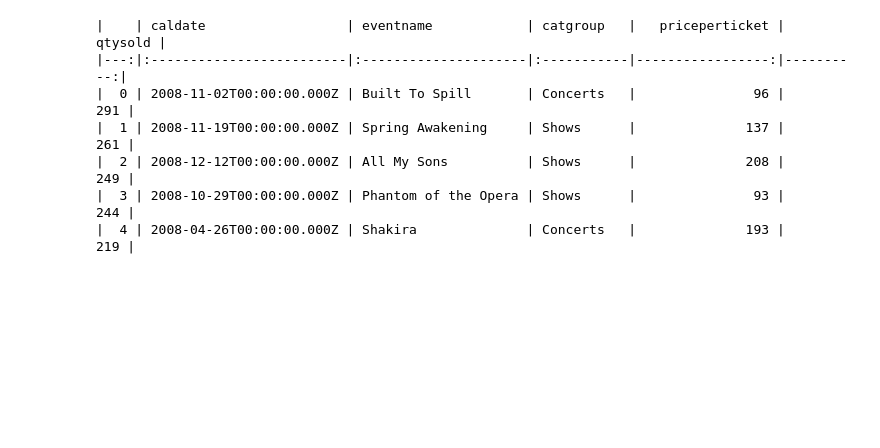
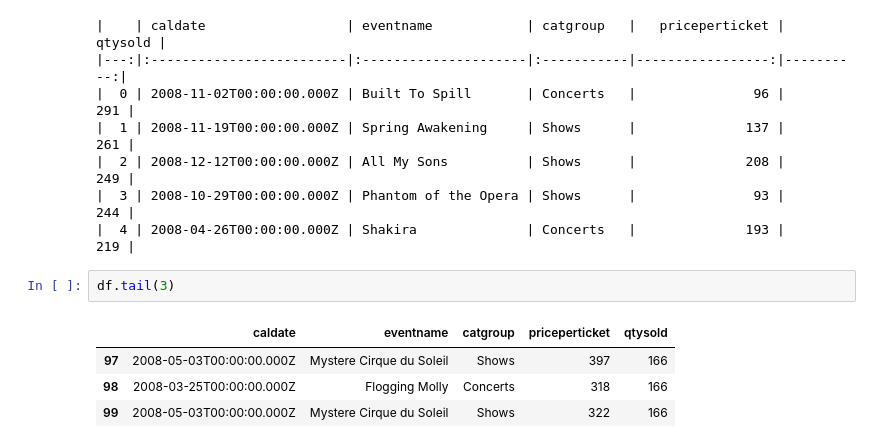
Before and after one commit to mahdislimen/Data-analysis-project, a Jupyter notebook: index.ipynb, the cells around one changed output. Drawn from its saved outputs; the diff is of its cells as text; blank space fills up the shorter version.

```diff
--- a/index.ipynb
+++ b/index.ipynb
@@ -47,3 +47,10 @@ print(df.head(5).to_markdown())
 |  2 | 2008-12-12T00:00:00.000Z | All My Sons          | Shows      |              208 |       249 |
 |  3 | 2008-10-29T00:00:00.000Z | Phantom of the Opera | Shows      |               93 |       244 |
 |  4 | 2008-04-26T00:00:00.000Z | Shakira              | Concerts   |              193 |       219 |
+# %%
+df.tail(3)
+# %% [output]
+|  | caldate | eventname | catgroup | priceperticket | qtysold |
+| 97 | 2008-05-03T00:00:00.000Z | Mystere Cirque du Soleil | Shows | 397 | 166 |
+| 98 | 2008-03-25T00:00:00.000Z | Flogging Molly | Concerts | 318 | 166 |
+| 99 | 2008-05-03T00:00:00.000Z | Mystere Cirque du Soleil | Shows | 322 | 166 |
```
Also changed, not shown: parts of 4 cells of this notebook, 1 other file.
